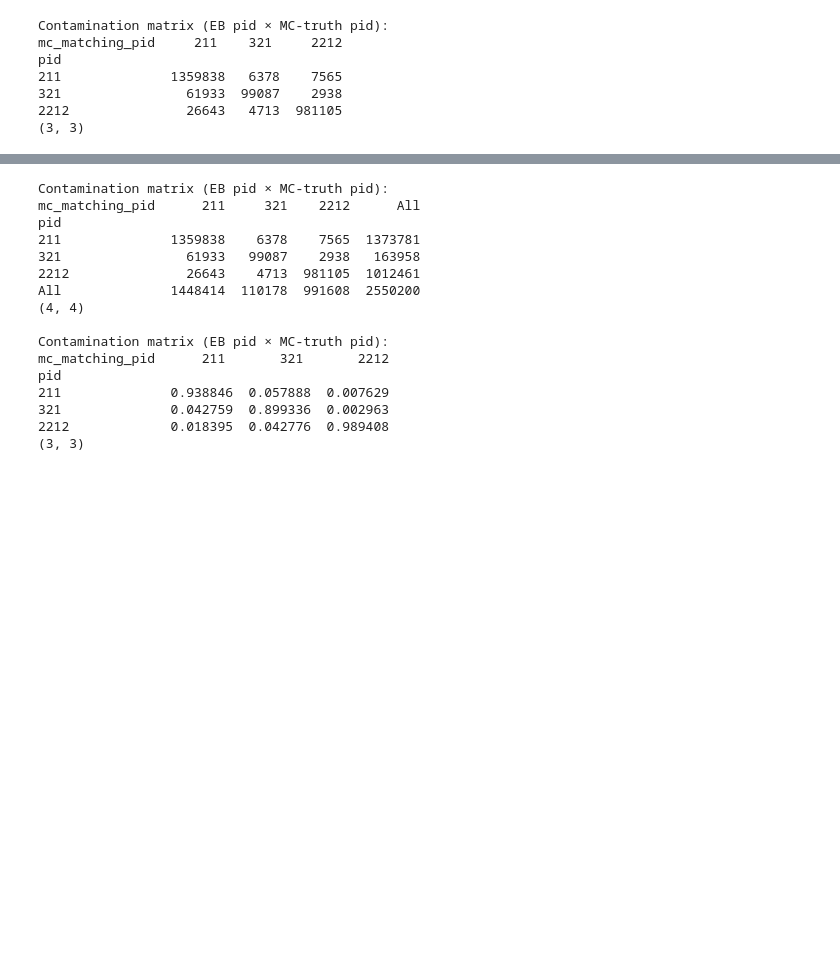
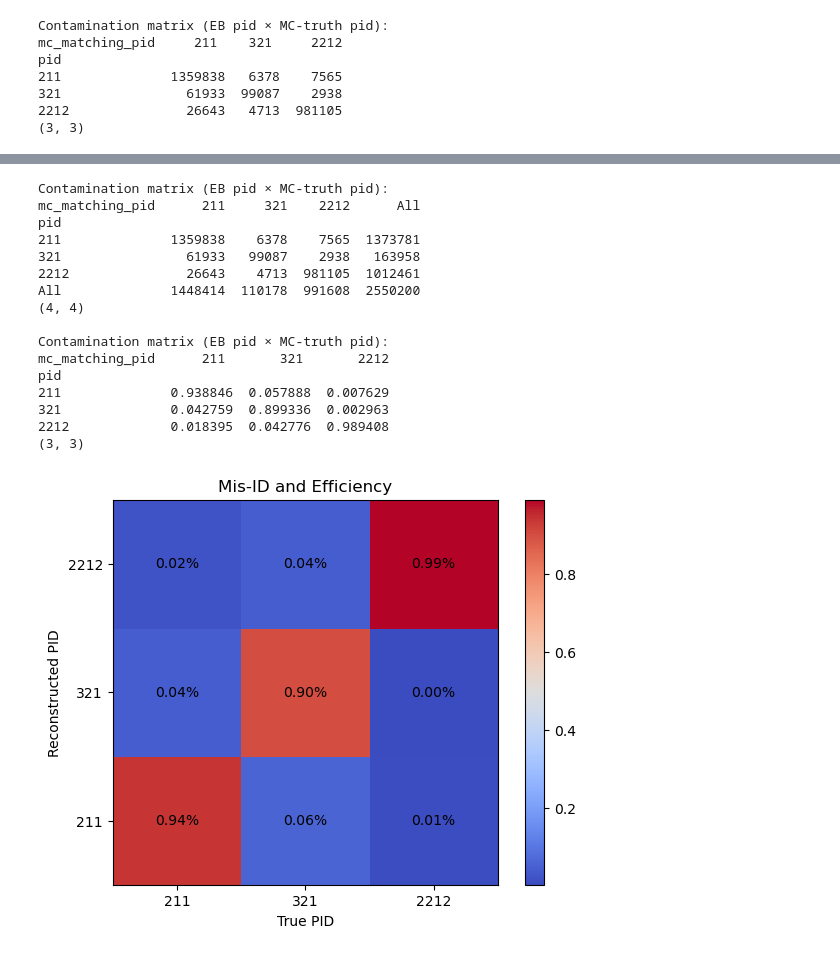
Before and after one commit to mariakzurek/suli2026_pid, a Jupyter notebook: notebooks/PIDStudies.ipynb, the cells around one changed output, grey strips where cells are left out. Drawn from its saved outputs; the diff is of its cells as text; code cells hidden in the pictures; blank space fills up the shorter version.

```diff
--- a/notebooks/PIDStudies.ipynb
+++ b/notebooks/PIDStudies.ipynb
@@ -162,33 +230,35 @@ ax2.set_xticklabels([211, 321, 2212])
 ax2.set_yticklabels([211, 321, 2212])
 ax2.set_xlabel("True PID")
 ax2.set_ylabel("Reconstructed PID")
-ax2.set_title("Percent of True Particle Reconstructed As")
+ax2.set_title("Mis-ID and Efficiency")
 im = ax2.imshow(contam, cmap='coolwarm', origin='lower')
 for i in range(contam.shape[0]):
     for j in range(contam.shape[1]):
         ax2.text(
             j, i,
             f"{contam.iloc[i, j]:.2f}%",
             ha="center",
             va="center"
         )
 fig.colorbar(im, ax=ax2)
-fig.savefig("figures/confuseMatrixALT.png", dpi=150)
+fig.savefig("figures/EMMatrix.png", dpi=150)
+plt.show()
 plt.close(fig)
 # %% [output]
 Contamination matrix (EB pid × MC-truth pid):
 mc_matching_pid      211     321    2212      All
 pid
 211              1359838    6378    7565  1373781
 321                61933   99087    2938   163958
 2212               26643    4713  981105  1012461
 All              1448414  110178  991608  2550200
 (4, 4)
 
 Contamination matrix (EB pid × MC-truth pid):
 mc_matching_pid      211       321       2212
 pid
 211              0.938846  0.057888  0.007629
 321              0.042759  0.899336  0.002963
 2212             0.018395  0.042776  0.989408
 (3, 3)
+[figure, added]
```
Also changed, not shown: parts of 2 cells of this notebook, 45 other files.
